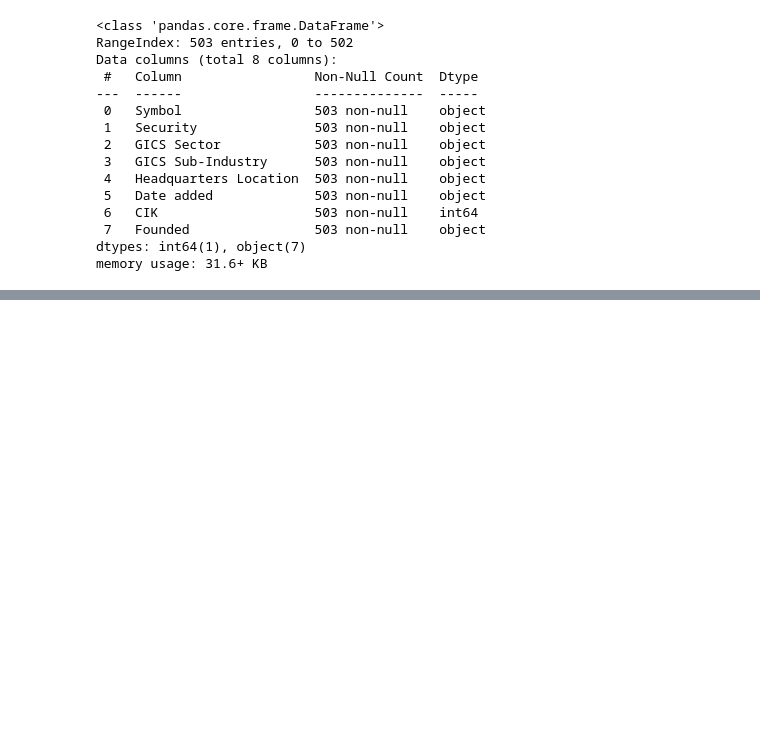
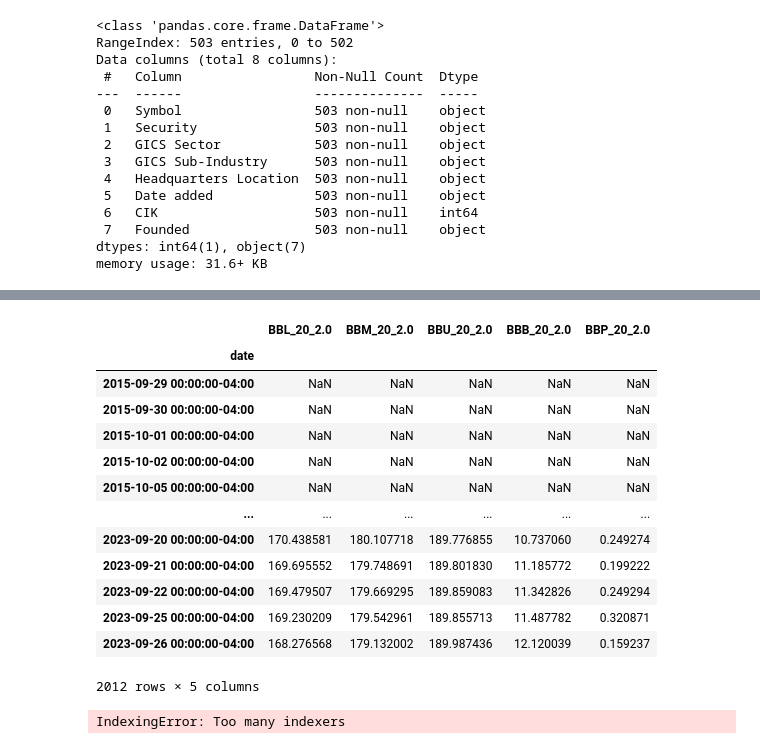
Before and after one commit to Ksyu22/algo_trading, a Jupyter notebook: unsupervised_sp500.ipynb, the cells around one changed output, grey strips where cells are left out. Drawn from its saved outputs; the diff is of its cells as text; code cells hidden in the pictures; blank space fills up the shorter version.

```diff
--- a/unsupervised_sp500.ipynb
+++ b/unsupervised_sp500.ipynb
@@ -37,0 +164,25 @@ memory usage: 31.6+ KB
+# %%
+df['rsi'] = df.groupby(level=1)['adj close'].transform(lambda x: pandas_ta.rsi(close=x, length=20))
+# %%
+# normalizing indicator to lower/middle/high band
+pandas_ta.bbands(close=df.xs('AAPL', level=1)['adj close'], length=20)
+# %% [output]
+|  | BBL_20_2.0 | BBM_20_2.0 | BBU_20_2.0 | BBB_20_2.0 | BBP_20_2.0 |
+| date |  |  |  |  |  |
+| 2015-09-29 00:00:00-04:00 | NaN | NaN | NaN | NaN | NaN |
+| 2015-09-30 00:00:00-04:00 | NaN | NaN | NaN | NaN | NaN |
+| 2015-10-01 00:00:00-04:00 | NaN | NaN | NaN | NaN | NaN |
+| 2015-10-02 00:00:00-04:00 | NaN | NaN | NaN | NaN | NaN |
+| 2015-10-05 00:00:00-04:00 | NaN | NaN | NaN | NaN | NaN |
+| ... | ... | ... | ... | ... | ... |
+| 2023-09-20 00:00:00-04:00 | 170.438581 | 180.107718 | 189.776855 | 10.737060 | 0.249274 |
+| 2023-09-21 00:00:00-04:00 | 169.695552 | 179.748691 | 189.801830 | 11.185772 | 0.199222 |
+| 2023-09-22 00:00:00-04:00 | 169.479507 | 179.669295 | 189.859083 | 11.342826 | 0.249294 |
+| 2023-09-25 00:00:00-04:00 | 169.230209 | 179.542961 | 189.855713 | 11.487782 | 0.320871 |
+| 2023-09-26 00:00:00-04:00 | 168.276568 | 179.132002 | 189.987436 | 12.120039 | 0.159237 |
+2012 rows × 5 columns
+# %%
+df['bb_low'] = df.groupby(level=1)['adj close'].transform(lambda x: pandas_ta.rsi(close=np.log1p(x), length=20).iloc[:,0])
+df
+# %% [output]
+IndexingError: Too many indexers
```
Also changed, not shown: parts of 18 cells of this notebook.
